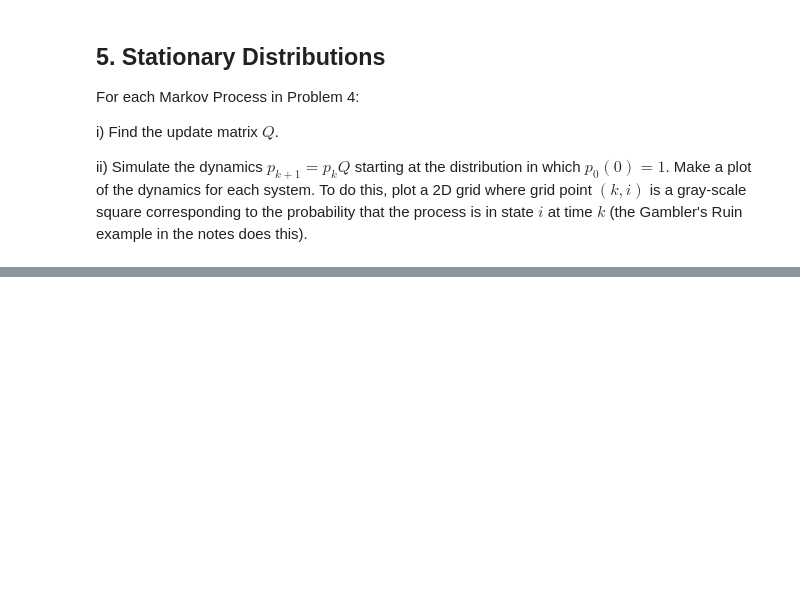
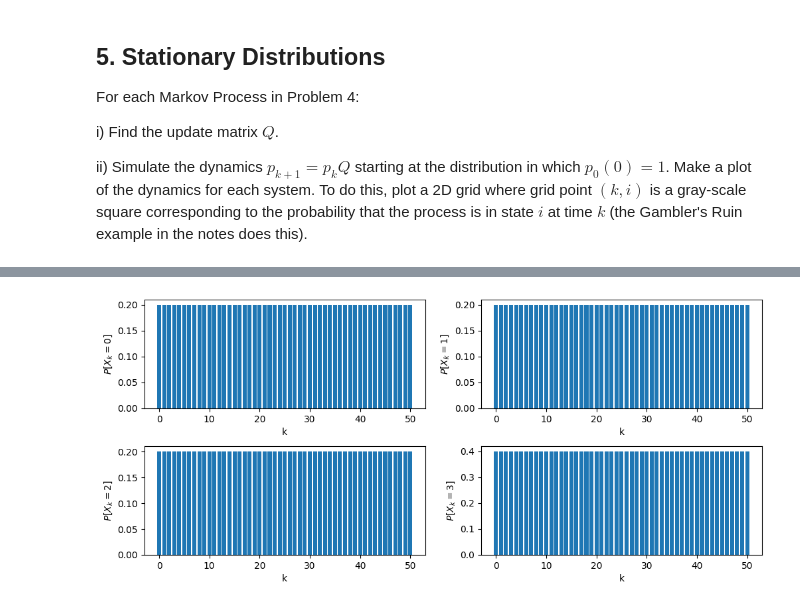
Before and after one commit to enriquea02/uw, a Jupyter notebook: eep502_analytical_methods_for_electrical_engineering/homework/HW_08_Probability_and_Markov_Processes_eantunano.ipynb, the cells around one changed output, grey strips where cells are left out. Drawn from its saved outputs; the diff is of its cells as text; code cells hidden in the pictures; blank space fills up the shorter version.

```diff
--- a/eep502_analytical_methods_for_electrical_engineering/homework/HW_08_Probability_and_Markov_Processes_eantunano.ipynb
+++ b/eep502_analytical_methods_for_electrical_engineering/homework/HW_08_Probability_and_Markov_Processes_eantunano.ipynb
@@ -335,0 +465,20 @@ ii) Simulate the dynamics $p_{k+1} = p_k Q$ starting at the distribution in whic
+# %%
+n = 50;
+x = [pB]
+
+for _ in range(n):
+    pB = pB.dot(QB)   # Here's the update!
+    x.append(pB)
+
+t = range(n+1)
+x = np.array(x)
+
+fig,ax = plt.subplots(2,2,figsize=(12,5))
+plt.subplots_adjust(hspace=0.35)
+for i in range(4):
+    a = ax[int(i/2)][i%2]
+    a.bar(t,x[:,i])
+    a.set_ylabel("$P[X_k=%d]$" % i)
+    a.set_xlabel("k");
+# %% [output]
+[figure, added]
```
Also changed, not shown: parts of 7 cells of this notebook.
